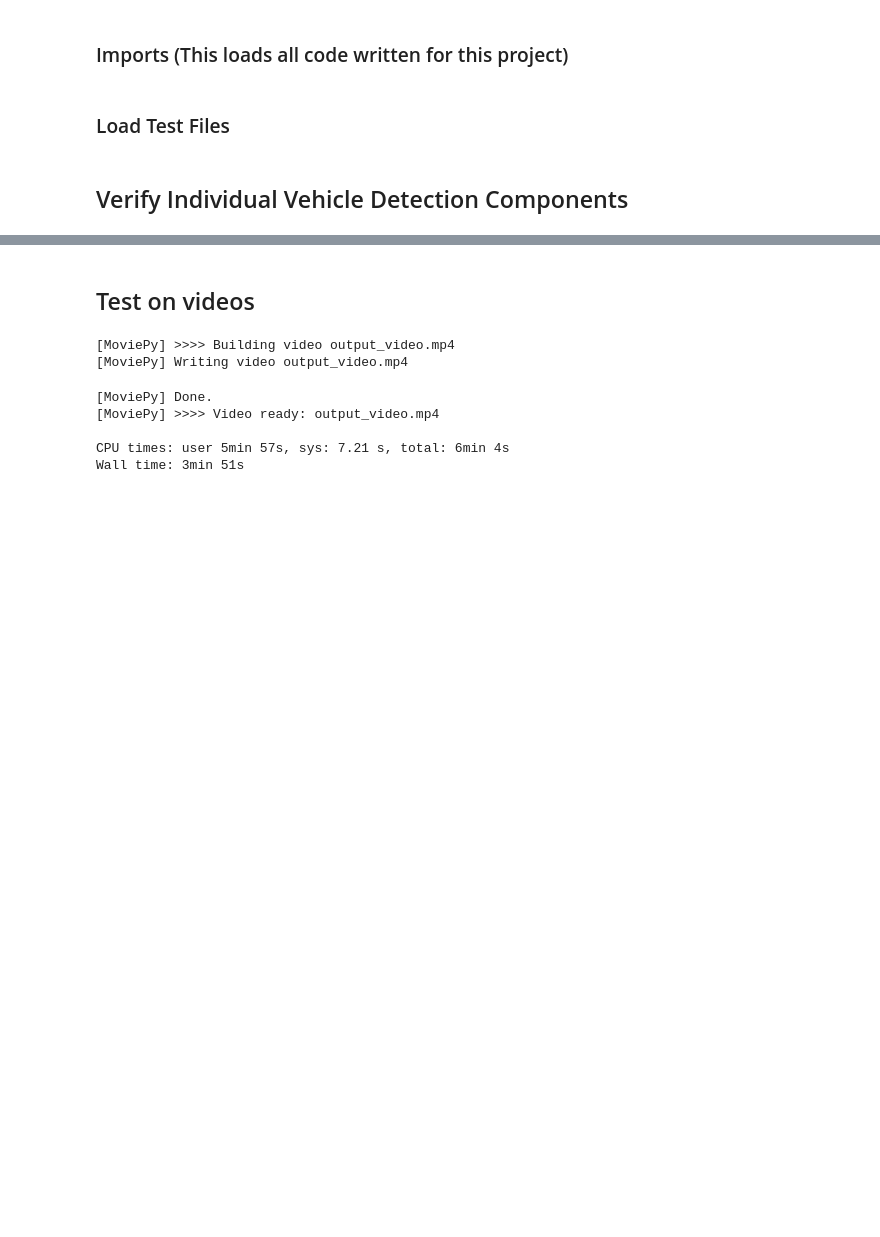
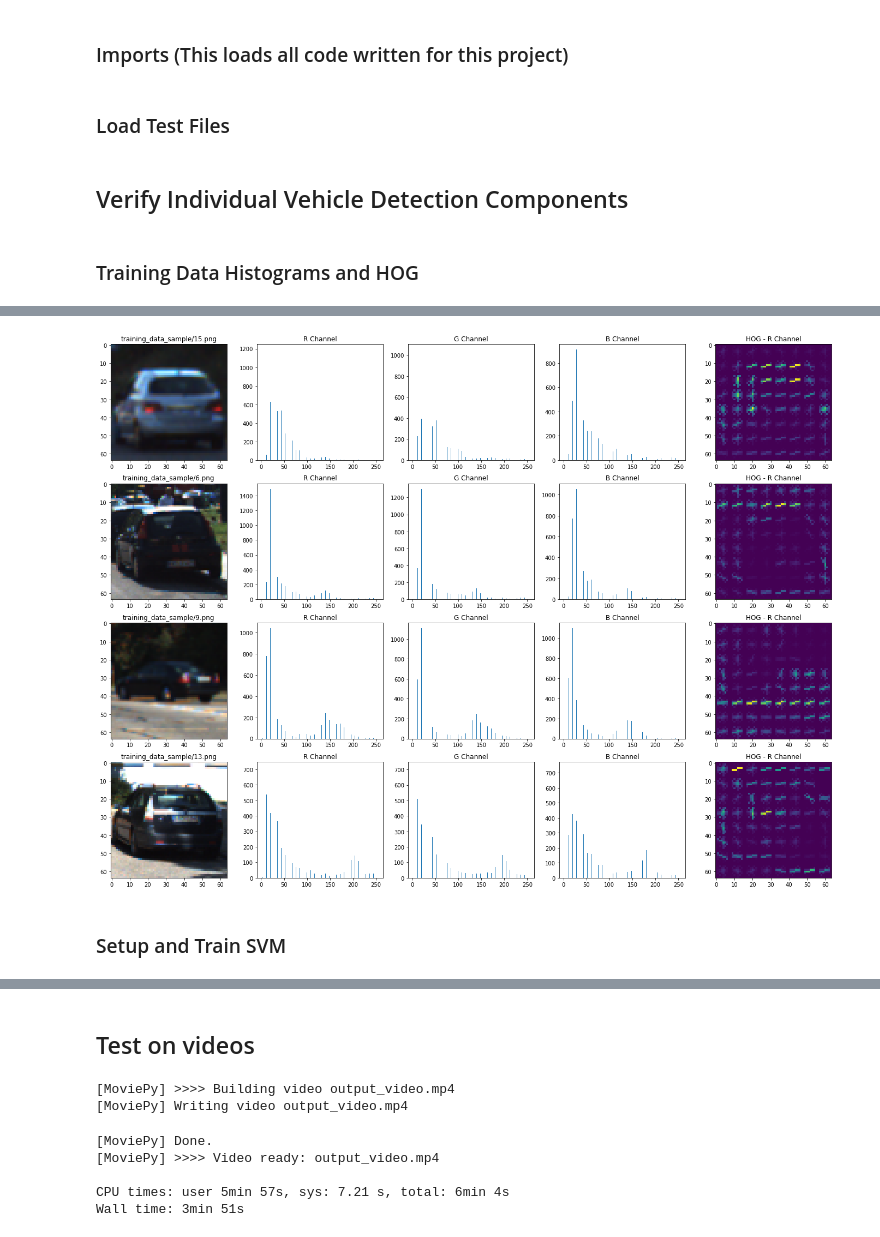
Before and after one commit to chrismarth/CarND-Vehicle-Detection, a Jupyter notebook: run_model.ipynb, the cells around one changed output, grey strips where cells are left out. Cells and saved outputs as stored; diff of their text form; code cells hidden in the pictures; blank space fills up the shorter version.

```diff
--- a/run_model.ipynb
+++ b/run_model.ipynb
@@ -17,18 +30,41 @@ import glob
 ### Load Test Files
 # %%
 test_images = glob.glob('test_images/*.jpg')
+num_test_images = len(test_images)
+training_samples = glob.glob('training_data_sample/*.png')
+num_training_samples = len(training_samples)
 # %% [markdown]
 ## Verify Individual Vehicle Detection Components
-# %%
-plt.figure(figsize=(15, 35))
-i = 1
-
-num_test_images = len(test_images)
-for img_file in test_images:
-    ax1 = plt.subplot(num_test_images, 2, i)
-    ax1.set_title(str(img_file) + " - Source")
-    ax1.imshow(img)
-    ax2 = plt.subplot(num_test_images, 2, i+1)
-    ax2.set_title(str(img_file) + " - Warped")
-    ax2.imshow(img_warped)
-    #cv2.imwrite("output_images/" + img_file.split("/")[1].split(".")[0] + "_warped.jpg", cv2.cvtColor(img_warped, cv2.COLOR_RGB2BGR))
+# %% [markdown]
+### Training Data Histograms and HOG
+# %%
+plt.figure(figsize=(24, 18))
+i = 1
+
+for img_file in training_samples:
+    img = cv2.cvtColor(cv2.imread(img_file), cv2.COLOR_BGR2RGB)
+    r_hist = np.histogram(img[:, :, 0], bins=32, range=(0, 256))
+    g_hist = np.histogram(img[:, :, 1], bins=32, range=(0, 256))
+    b_hist = np.histogram(img[:, :, 2], bins=32, range=(0, 256))
+    bin_edges = b_hist[1]
+    bin_centers = (bin_edges[1:]  + bin_edges[0:len(bin_edges)-1])/2
+    features, hog_image = get_hog_features(img[:, :, 0], 9, 8, 2, vis=True)
+
+    ax1 = plt.subplot(num_training_samples, 5, i)
+    ax1.set_title(str(img_file))
+    ax1.imshow(img, cmap="gray")
+    ax2 = plt.subplot(num_training_samples, 5, i+1)
+    ax2.set_title("R Channel")
+    ax2.bar(bin_centers, r_hist[0])
+    ax3 = plt.subplot(num_training_samples, 5, i+2)
+    ax3.set_title("G Channel")
+    ax3.bar(bin_centers, g_hist[0])
+    ax4 = plt.subplot(num_training_samples, 5, i+3)
+    ax4.set_title("B Channel")
+    ax4.bar(bin_centers, b_hist[0])
+    ax5 = plt.subplot(num_training_samples, 5, i+4)
+    ax5.set_title("HOG - R Channel")
+    ax5.imshow(hog_image)
+    #cv2.imwrite("output_images/" + img_file.split("/")[1].split(".")[0] + "_warped.jpg", cv2.cvtColor(img_warped, cv2.COLOR_RGB2BGR))
+    i += 5
+# %% [output]
@@ -34,0 +73,3 @@ for img_file in test_images:
+[figure, added]
+# %% [markdown]
+### Setup and Train SVM
```
Also changed, not shown: parts of 15 cells of this notebook, 8 other files.
